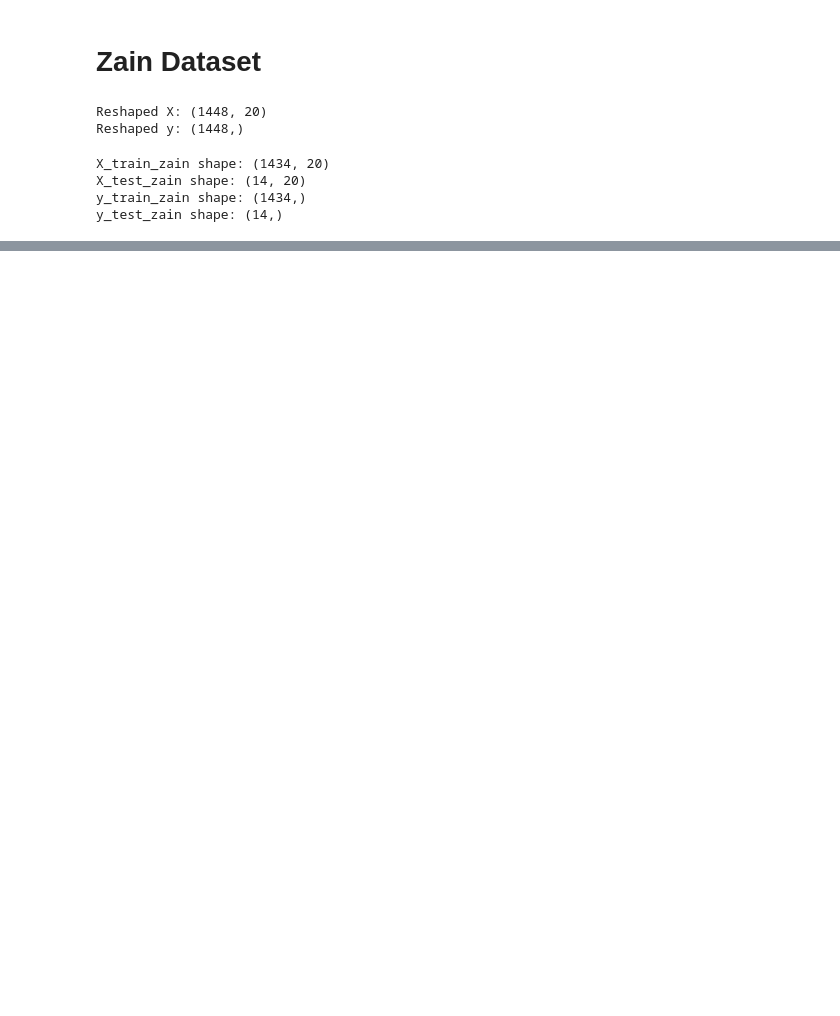
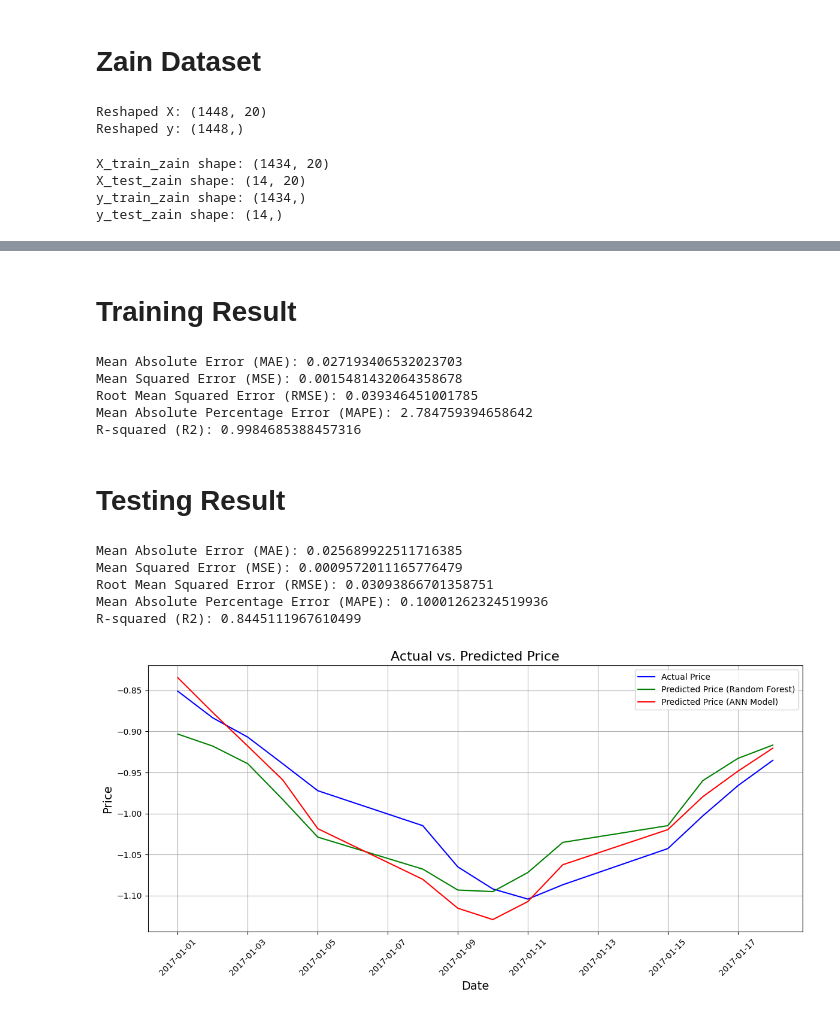
Before and after one commit to aswink71/Time-Series-Project, a Jupyter notebook: Multivaiate_analysis.ipynb, the cells around one changed output, grey strips where cells are left out. Cells and saved outputs as stored; diff of their text form; code cells hidden in the pictures; blank space fills up the shorter version.

```diff
--- a/Multivaiate_analysis.ipynb
+++ b/Multivaiate_analysis.ipynb
@@ -1028,0 +1033,11 @@ y_test_zain shape: (14,)
+# %%
+from sklearn.ensemble import RandomForestRegressor
+# Initializing the with tuned hyper-para-meters
+rf_model_zain = RandomForestRegressor(n_estimators=300,max_depth=8,min_samples_split=2,min_samples_leaf=5,random_state=42)
+# Educating the example to emulate
+rf_model_zain.fit(X_train_zain, y_train_zain)
+
+#Create forecasts for the test set
+y_predict_rf_zain=rf_model_zain.predict(X_test_zain)
+#Generate test set forecasts.
+y_ped_trn_zain=rf_model_zain.predict(X_train_zain)
@@ -1028,0 +1066,4 @@ y_test_zain shape: (14,)
+# %%
+# Reshape the data for ANN (ZAIN)
+X_train_ann_zain=X_train_zain.reshape(X_train_zain.shape[0],X_train_zain.shape[1], 1)
+X_test_ann_zain=X_test_zain.reshape(X_test_zain.shape[0],X_test_zain.shape[1], 1)
@@ -1028,0 +1072,19 @@ y_test_zain shape: (14,)
+# %%
+# adding the layers of this algorithms
+from tensorflow.keras.models import Sequential
+#Utilize the algorithms with the lyes.
+from tensorflow.keras.layers import Dense
+
+algo_zain=Sequential()
+# adding the layers in the algorithms
+algo_zain.add(Dense(units=60,activation='relu',input_dim=X_train_ann_zain.shape[1]))
+# Including an additional dropout layer to avoid overfitting
+algo_zain.add(Dense(units=30,activation='relu'))
+# Regression's output layer
+algo_zain.add(Dense(units=1))
+
+# Putting the model together.
+algo_zain.compile(optimizer='adam',loss='mse')
+
+# Train the model with more epochs and potentially a larger batch size (ZAIN)
+algo_zain.fit(X_train_ann_zain,y_train_zain,epochs=150,batch_size=32,validation_data=(X_test_ann_zain,y_test_zain))
@@ -1028,0 +1127,3 @@ y_test_zain shape: (14,)
+# %%
+pd_zain_tst = algo_zain.predict(X_test_ann_zain)
+pred_zain_trn = algo_zain.predict(X_train_ann_zain)
@@ -1028,0 +1133,29 @@ y_test_zain shape: (14,)
+# %% [markdown]
+# Training Result
+# %%
+calculate_metrics(y_train_zain, pred_zain_trn)
+# %% [output]
+Mean Absolute Error (MAE): 0.027193406532023703
+Mean Squared Error (MSE): 0.0015481432064358678
+Root Mean Squared Error (RMSE): 0.039346451001785
+Mean Absolute Percentage Error (MAPE): 2.784759394658642
+R-squared (R2): 0.9984685388457316
+# %% [markdown]
+# Testing Result
+# %%
+calculate_metrics(y_test_zain, pd_zain_tst)
+# %% [output]
+Mean Absolute Error (MAE): 0.025689922511716385
+Mean Squared Error (MSE): 0.0009572011165776479
+Root Mean Squared Error (RMSE): 0.03093866701358751
+Mean Absolute Percentage Error (MAPE): 0.10001262324519936
+R-squared (R2): 0.8445111967610499
+# %%
+test_date_index = ZAIN_DTA.index[-len(y_test_zain):]
+plot_actual_vs_predicted(
+    index=test_date_index,
+    y_test=y_test_zain,
+    tst_prd_dt=y_predict_rf_zain,
+    test_pred_cnn=pd_zain_tst )
+# %% [output]
+[figure, added]
```
Also changed, not shown: parts of 28 cells of this notebook.
